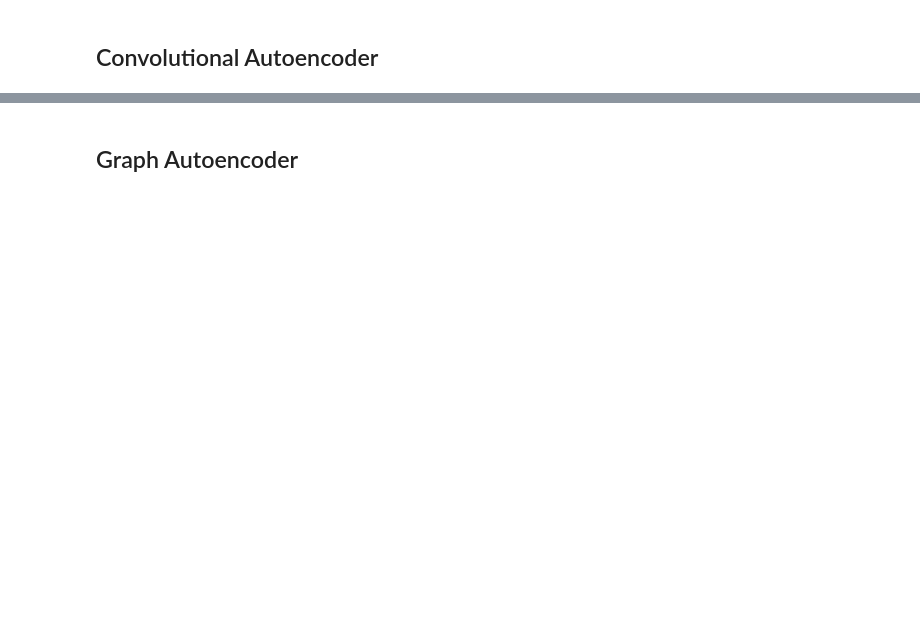
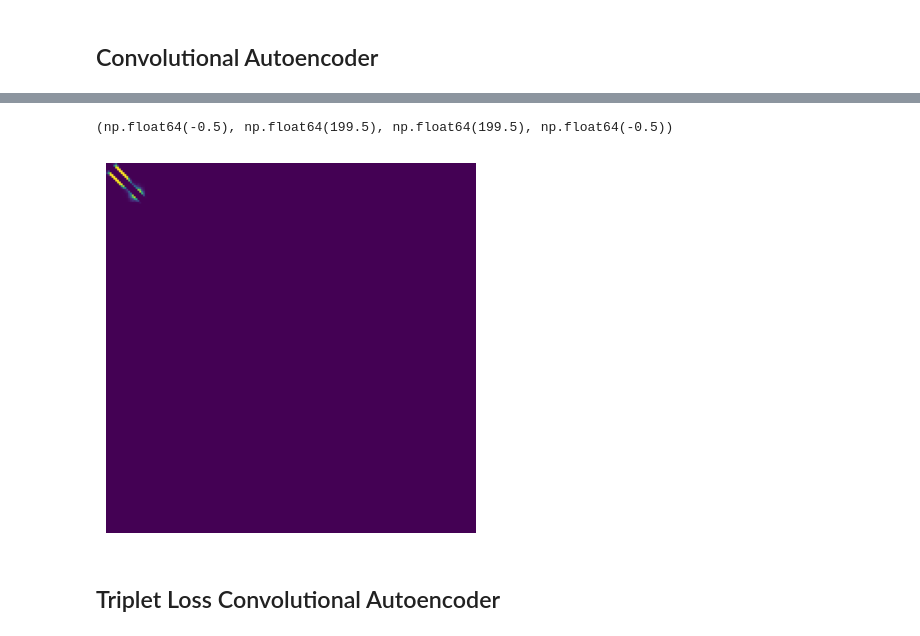
Before and after one commit to coderMassive/Antimicrobial-Peptide-Representation, a Jupyter notebook: notebook.ipynb, the cells around one changed output, grey strips where cells are left out. Saved outputs shown, nothing was run; the diff lists cells and outputs as text; code cells hidden in the pictures; blank space fills up the shorter version.

Commit message:
added triplet loss conv autoencoder, as well as functions to use half the standard conv autoencoder

```diff
--- a/notebook.ipynb
+++ b/notebook.ipynb
@@ -683,0 +647,37 @@ plt.show()
+# %%
+from tensorflow.keras.models import Model
+from tensorflow.keras import layers
+
+def extract_cnn_embeddings(data_input):
+    encoder_submodel = Model(inputs=model.input,
+                             outputs=model.get_layer('bottleneck').output)
+    embeddings = encoder_submodel.predict(data_input)
+    return embeddings
+
+def decode_cnn_embeddings(embeddings_input):
+    bottleneck_layer = model.get_layer('bottleneck')
+    bottleneck_idx = model.layers.index(bottleneck_layer)
+
+    decoder_input = layers.Input(shape=bottleneck_layer.output.shape[1:])
+    x = decoder_input
+
+    for layer in model.layers[bottleneck_idx + 1:]:
+        x = layer(x)
+
+    decoder_submodel = Model(inputs=decoder_input, outputs=x)
+    contact_maps = decoder_submodel.predict(embeddings_input)
+    return contact_maps
+# %%
+import numpy as np
+from tensorflow.keras.models import Model
+from tensorflow.keras import layers
+import matplotlib.pyplot as plt
+
+embedding = extract_cnn_embeddings(X_test[:1])[0]
+print(embedding)
+print(embedding.shape)
+
+cm = decode_cnn_embeddings(np.array([embedding]))[0]
+plt.imshow(cm)
+plt.axis('off')
+# %% [output]
@@ -684,2 +688,4 @@ plt.show()
+(np.float64(-0.5), np.float64(199.5), np.float64(199.5), np.float64(-0.5))
+[figure, added]
 # %% [markdown]
-## Graph Autoencoder
+## Triplet Loss Convolutional Autoencoder
```
Also changed, not shown: parts of 10 cells of this notebook.
